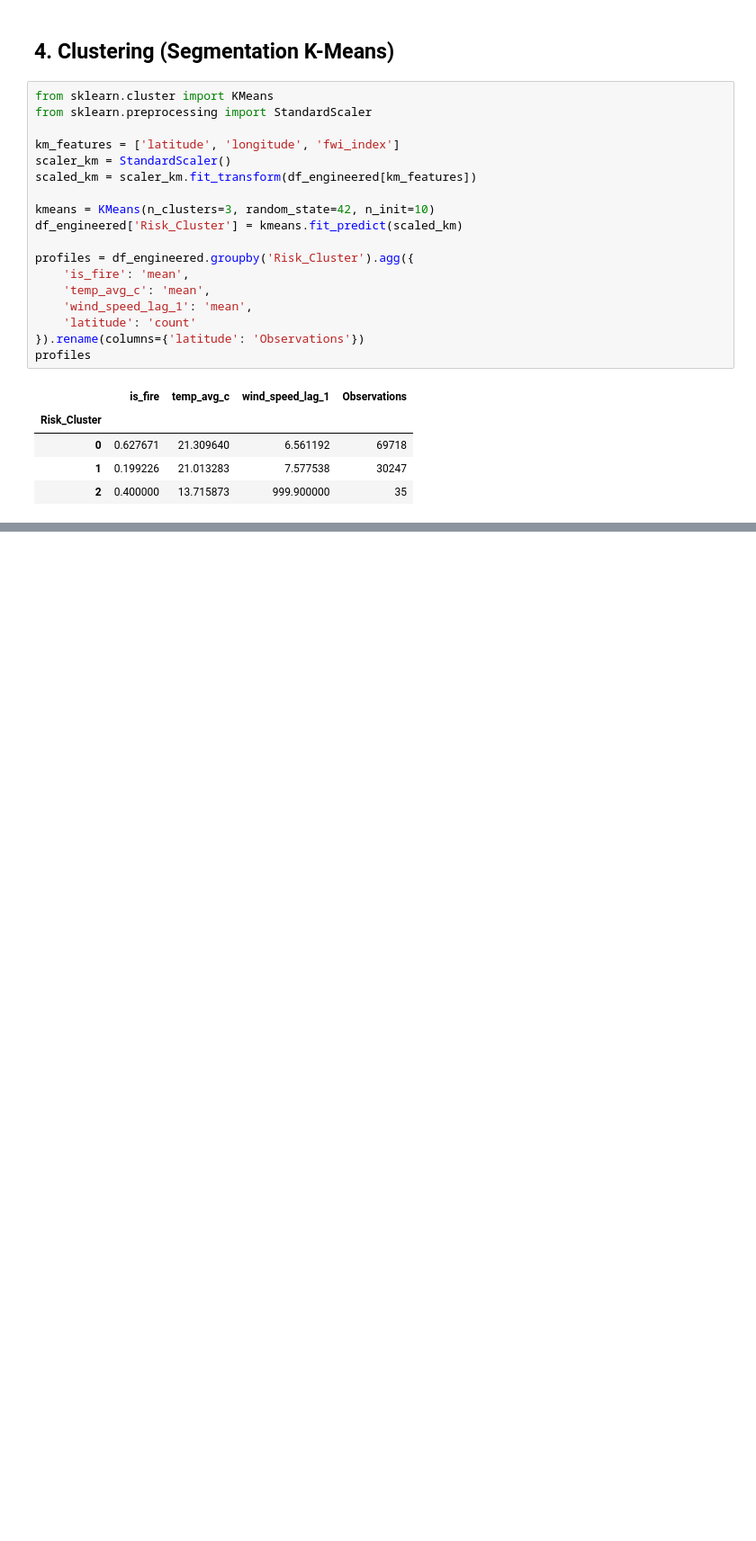
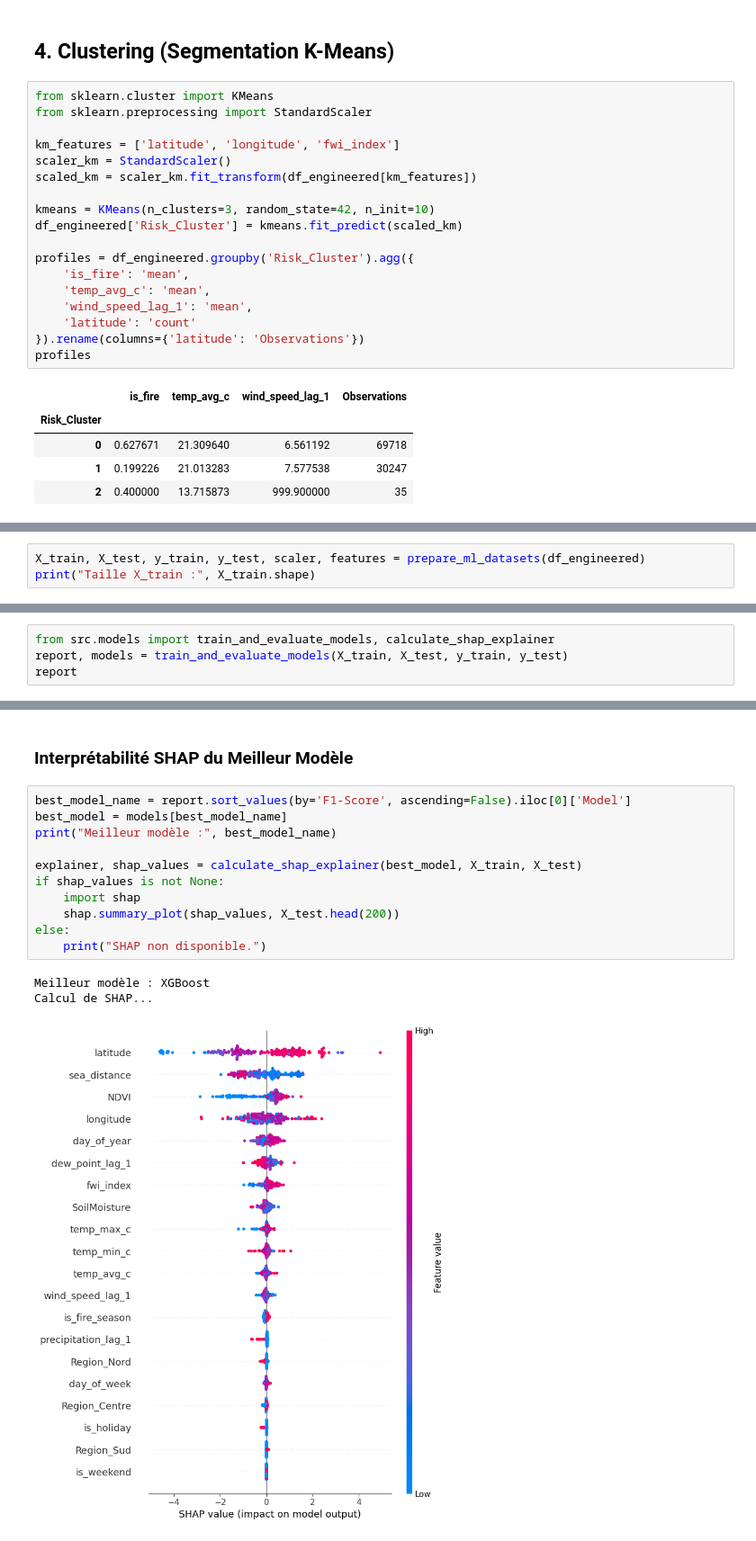
Before and after one commit to tgouss48/DDDM-Projet, a Jupyter notebook: notebooks/eda_and_modeling.ipynb, the cells around one changed output, grey strips where cells are left out. Shown at 90% size. Saved outputs shown, nothing was run; the diff lists cells and outputs as text; blank space fills up the shorter version.

Commit message:
Modelisation Predictive & Interpretabilite

```diff
--- a/notebooks/eda_and_modeling.ipynb
+++ b/notebooks/eda_and_modeling.ipynb
@@ -161,0 +164,3 @@ profiles
+# %%
+X_train, X_test, y_train, y_test, scaler, features = prepare_ml_datasets(df_engineered)
+print("Taille X_train :", X_train.shape)
@@ -161,0 +171,4 @@ profiles
+# %%
+from src.models import train_and_evaluate_models, calculate_shap_explainer
+report, models = train_and_evaluate_models(X_train, X_test, y_train, y_test)
+report
@@ -161,0 +183,17 @@ profiles
+# %% [markdown]
+### Interprétabilité SHAP du Meilleur Modèle
+# %%
+best_model_name = report.sort_values(by='F1-Score', ascending=False).iloc[0]['Model']
+best_model = models[best_model_name]
+print("Meilleur modèle :", best_model_name)
+
+explainer, shap_values = calculate_shap_explainer(best_model, X_train, X_test)
+if shap_values is not None:
+    import shap
+    shap.summary_plot(shap_values, X_test.head(200))
+else:
+    print("SHAP non disponible.")
+# %% [output]
+Meilleur modèle : XGBoost
+Calcul de SHAP...
+[figure, added]
```
Also changed, not shown: parts of 4 cells of this notebook, 3 other files.
